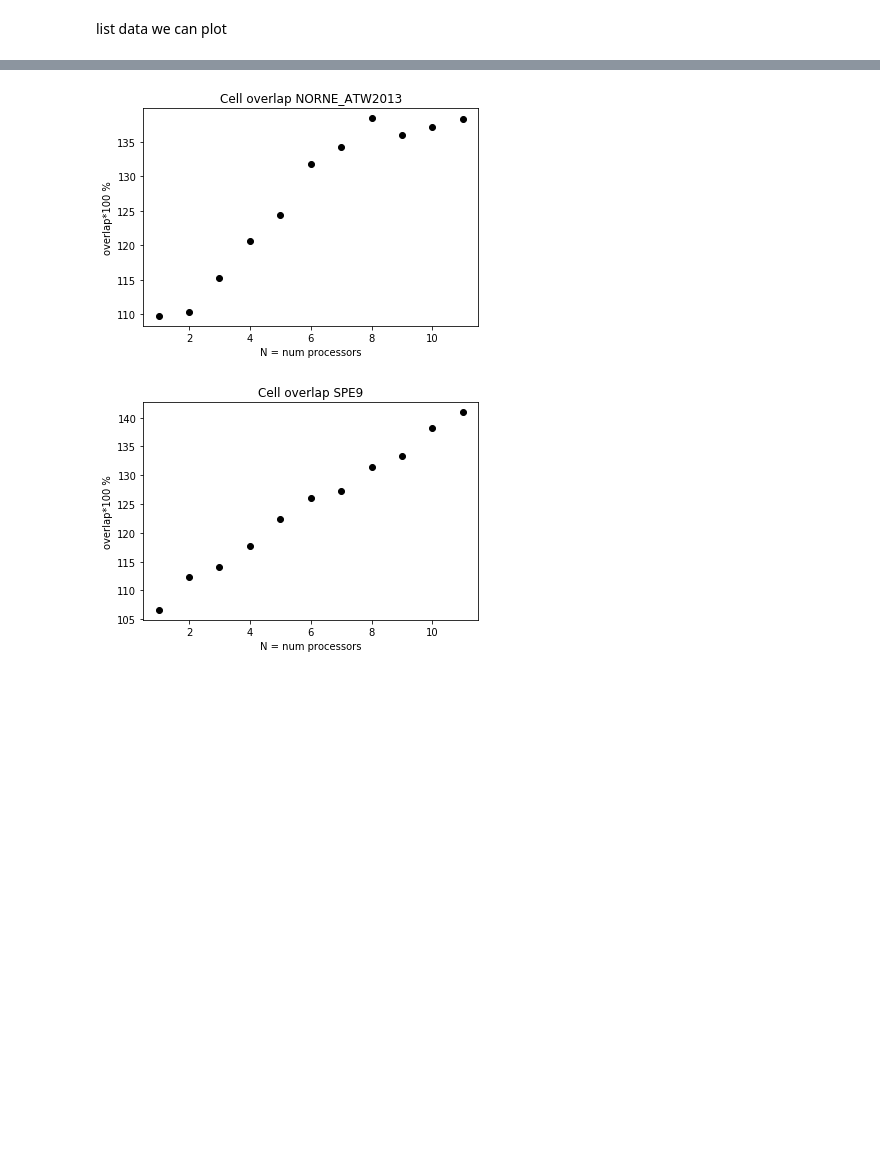
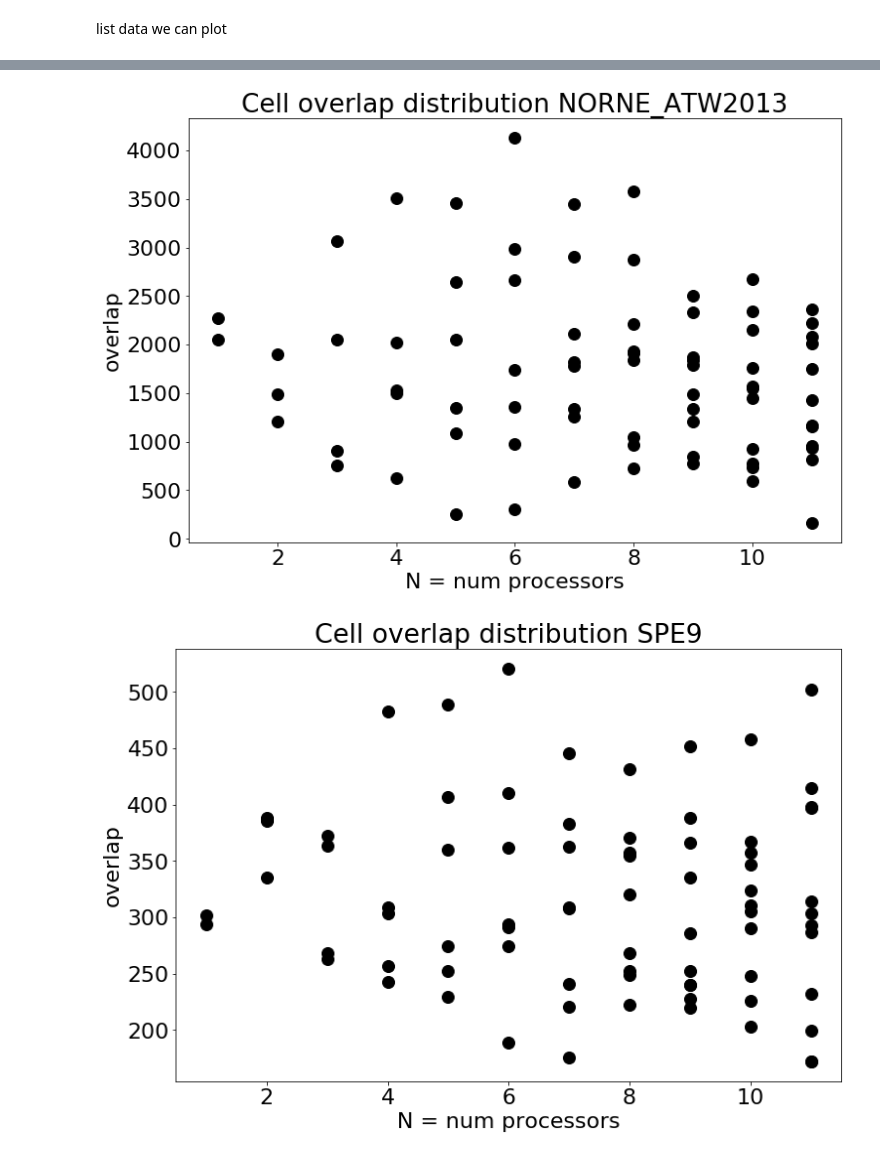
Before and after one commit to sintefmath/opm-hpc-benchmarking, a Jupyter notebook: joseki_franzf.ipynb, the cells around one changed output, grey strips where cells are left out. Cells and saved outputs as stored; diff of their text form; code cells hidden in the pictures; blank space fills up the shorter version.

```diff
--- a/joseki_franzf.ipynb
+++ b/joseki_franzf.ipynb
@@ -6,3 +6,5 @@ from plotall import *
+# %%
+pl.rcParams.update({'font.size': 22})
 # %% [markdown]
 list data we can plot
 # %%
@@ -206,19 +187,16 @@ for casename in ["NORNE_ATW2013", "SPE9"]:
 # %%
-dataorigin="joseki_franzf_14:22:38-02-03-2020/"
-maxproc=12
-
 i=0
 for casename in ["NORNE_ATW2013", "SPE9"]:
     i+=1
-    pl.figure(i)
+    pl.figure(i,figsize=(12,8))
     pl.clf()
-    pl.title('Cell distribution (with overlap) '+casename)
+    pl.title('Total cell distribution '+casename)
     pl.xlabel('N = num processors')
-    pl.ylabel('cell distribution *100 % (with overlap)')
+    pl.ylabel('100 %')
 
     numthreads=1
-    res=getNumCells(dataorigin,casename,numthreads,maxproc)
+    res=getNumTotalCells(dataorigin,casename,numthreads,maxproc)
     for j in np.arange(2,maxproc+1):
         for k in np.arange(0,j):
-            pl.plot(j-1,res[j-1,k]/res[0,0]*100,'ok')
+            pl.plot(j-1,res[j-1,k]/res[0,0]*100,'ok',linewidth=4,markersize=12)
 # %% [output]
@@ -226,0 +205,15 @@ for casename in ["NORNE_ATW2013", "SPE9"]:
+# %%
+i=0
+for casename in ["NORNE_ATW2013", "SPE9"]:
+    i+=1
+    pl.figure(i,figsize=(12,8))
+    pl.clf()
+    pl.title('Owned cell distribution '+casename)
+    pl.xlabel('N = num processors')
+    pl.ylabel('owned cells')
+
+    numthreads=1
+    res=getNumOwnedCells(dataorigin,casename,numthreads,maxproc)
+    for j in np.arange(2,maxproc+1):
+        for k in np.arange(0,j):
+            pl.plot(j-1,res[j-1,k],'ok',linewidth=4,markersize=12)
@@ -227,20 +223,18 @@ for casename in ["NORNE_ATW2013", "SPE9"]:
 # %%
-dataorigin="joseki_franzf_14:22:38-02-03-2020/"
-maxproc=12
-
 i=0
 for casename in ["NORNE_ATW2013", "SPE9"]:
     i+=1
-    pl.figure(i)
+    pl.figure(i,figsize=(12,8))
     pl.clf()
-    pl.title('Cell overlap '+casename)
+    pl.title('Cell overlap distribution '+casename)
     pl.xlabel('N = num processors')
-    pl.ylabel('overlap*100 %')
+    pl.ylabel('overlap')
 
     numthreads=1
-    res=getNumCells(dataorigin,casename,numthreads,maxproc)
+    res=getNumOverlapCells(dataorigin,casename,numthreads,maxproc)
     for j in np.arange(2,maxproc+1):
-            pl.plot(j-1,np.sum(res[j-1,:])/res[0,0]*100,'ok')
+        for k in np.arange(0,j):
+            pl.plot(j-1,res[j-1,k],'ok',linewidth=4,markersize=12)
 # %% [output]
-[figure, old version]
+[figure, new version]
-[figure, old version]
+[figure, new version]
```
Also changed, not shown: parts of 14 cells of this notebook, 46 other files.
